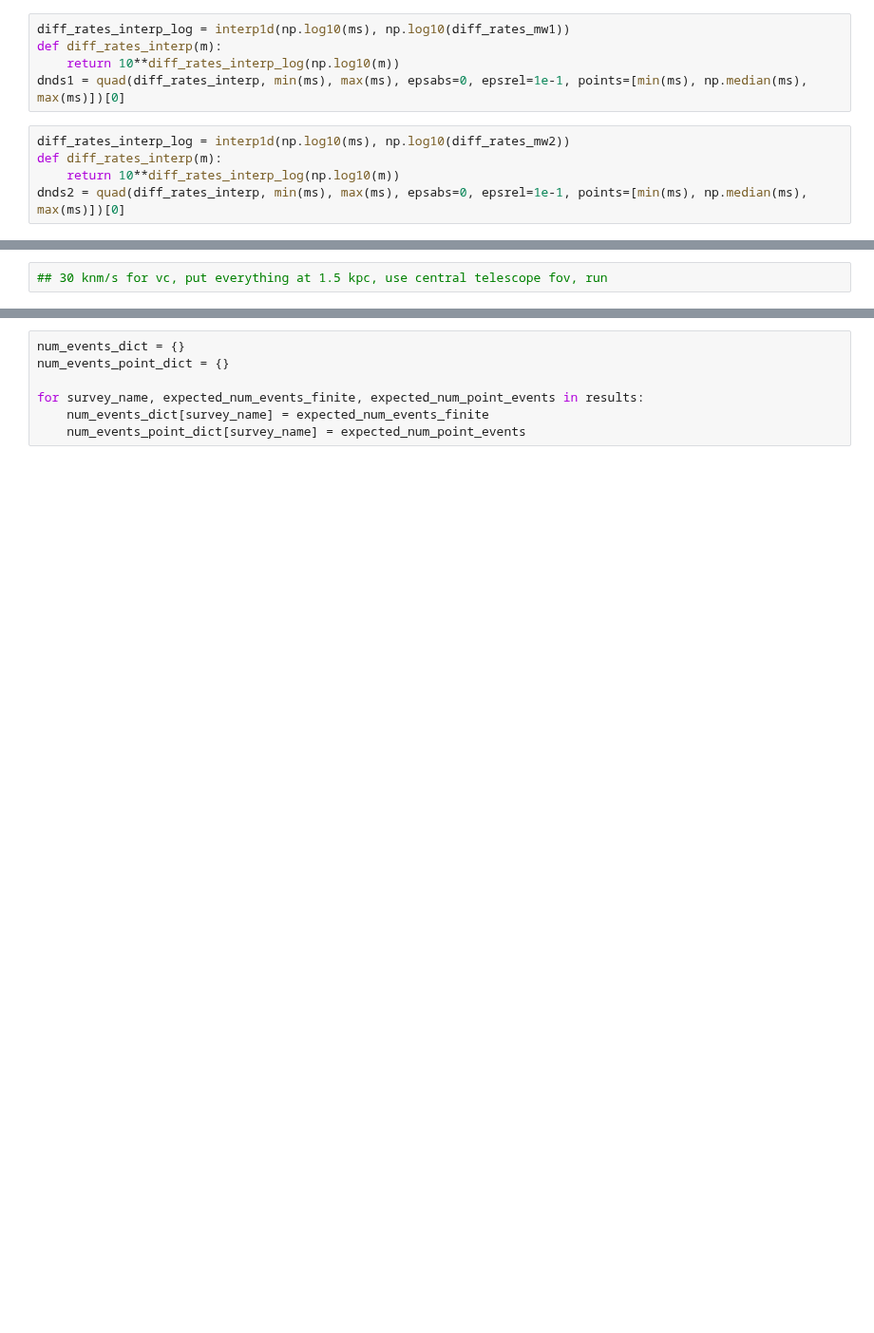
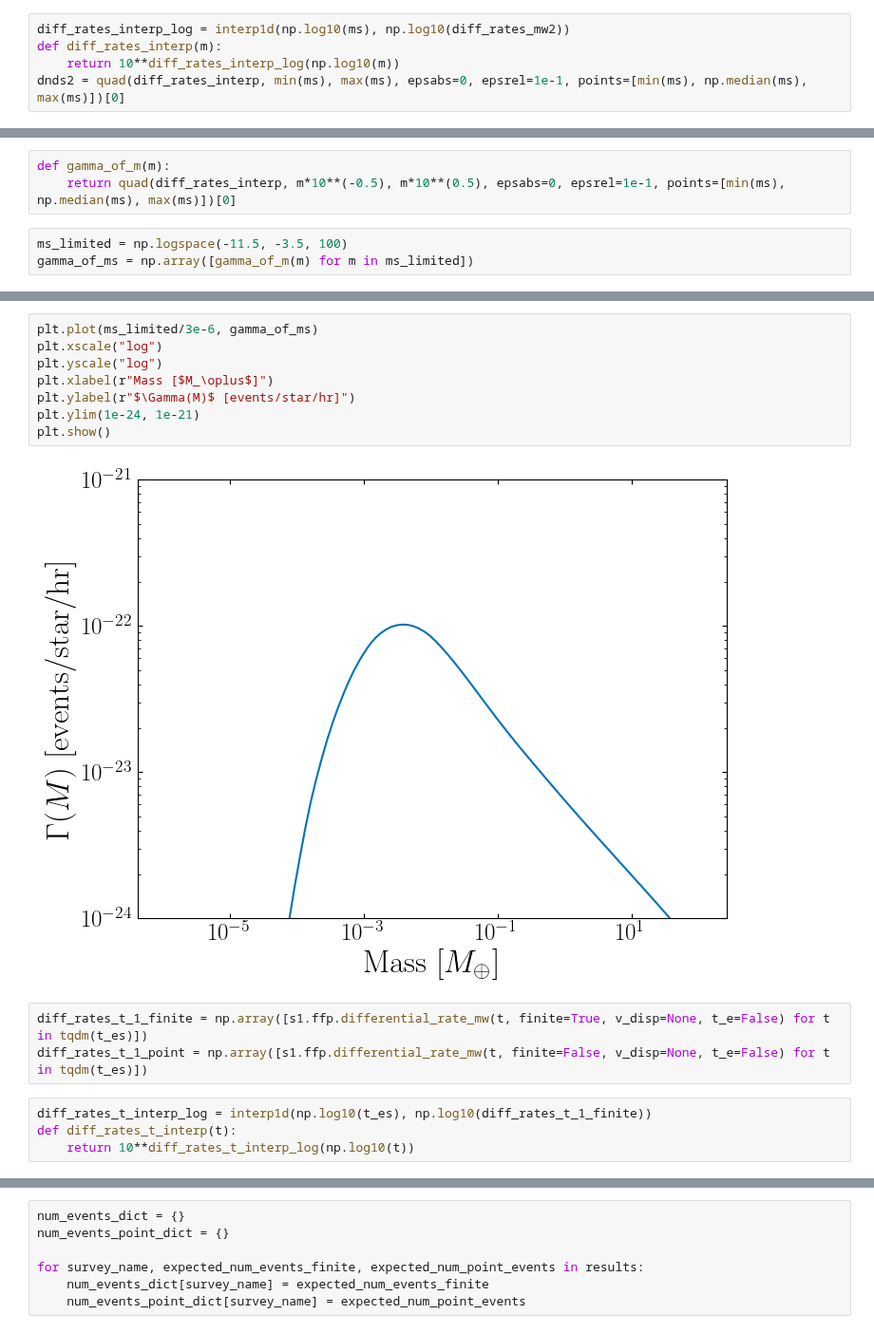
Before and after one commit to NolanSmyth/LensCalcPy, a Jupyter notebook: examples/expected_events_tess.ipynb, the cells around one changed output, grey strips where cells are left out. Shown at 95% size. Drawn from its saved outputs; the diff is of its cells as text; blank space fills up the shorter version.

```diff
--- a/examples/expected_events_tess.ipynb
+++ b/examples/expected_events_tess.ipynb
@@ -192,11 +141,6 @@ s1.add_ffp(1)
 s2.add_ffp(1)
 diff_rates_mw1 = np.array([s1.ffp.differential_rate_mw_mass(m, efficiency=s1.efficiency, tcad = s1.cadence*2, tobs=s1.obs_time) for m in ms])
 diff_rates_mw2 = np.array([s2.ffp.differential_rate_mw_mass(m, efficiency=s2.efficiency, tcad = s2.cadence*2, tobs=s2.obs_time) for m in ms])
-# %%
-diff_rates_interp_log = interp1d(np.log10(ms), np.log10(diff_rates_mw1))
-def diff_rates_interp(m):
-    return 10**diff_rates_interp_log(np.log10(m))
-dnds1 = quad(diff_rates_interp, min(ms), max(ms), epsabs=0, epsrel=1e-1, points=[min(ms), np.median(ms), max(ms)])[0]
 # %%
 diff_rates_interp_log = interp1d(np.log10(ms), np.log10(diff_rates_mw2))
 def diff_rates_interp(m):
@@ -213,3 +149,9 @@ s2.ffp.differential_rate_integrand(0.1, 3, 1, 1e-9, s1.ffp.mw_model)
+# %%
+def gamma_of_m(m):
+    return quad(diff_rates_interp, m*10**(-0.5), m*10**(0.5), epsabs=0, epsrel=1e-1, points=[min(ms), np.median(ms), max(ms)])[0]
+# %%
+ms_limited = np.logspace(-11.5, -3.5, 100)
+gamma_of_ms = np.array([gamma_of_m(m) for m in ms_limited])
 # %%
 plt.plot(ms/3e-6, diff_rates_mw1, label=f"Cadence = {s1.cadence*2:.2f}")
 plt.plot(ms/3e-6, diff_rates_mw2, label=f"Cadence = {s2.cadence*2:.2f}", ls='--')
@@ -227,2 +169,17 @@ plt.show()
-# %%
-## 30 knm/s for vc, put everything at 1.5 kpc, use central telescope fov, run
+# %%
+plt.plot(ms_limited/3e-6, gamma_of_ms)
+plt.xscale("log")
+plt.yscale("log")
+plt.xlabel(r"Mass [$M_\oplus$]")
+plt.ylabel(r"$\Gamma(M)$ [events/star/hr]")
+plt.ylim(1e-24, 1e-21)
+plt.show()
+# %% [output]
+[figure, added]
+# %%
+diff_rates_t_1_finite = np.array([s1.ffp.differential_rate_mw(t, finite=True, v_disp=None, t_e=False) for t in tqdm(t_es)])
+diff_rates_t_1_point = np.array([s1.ffp.differential_rate_mw(t, finite=False, v_disp=None, t_e=False) for t in tqdm(t_es)])
+# %%
+diff_rates_t_interp_log = interp1d(np.log10(t_es), np.log10(diff_rates_t_1_finite))
+def diff_rates_t_interp(t):
+    return 10**diff_rates_t_interp_log(np.log10(t))
```
Also changed, not shown: parts of 56 cells of this notebook, 7 other files.
